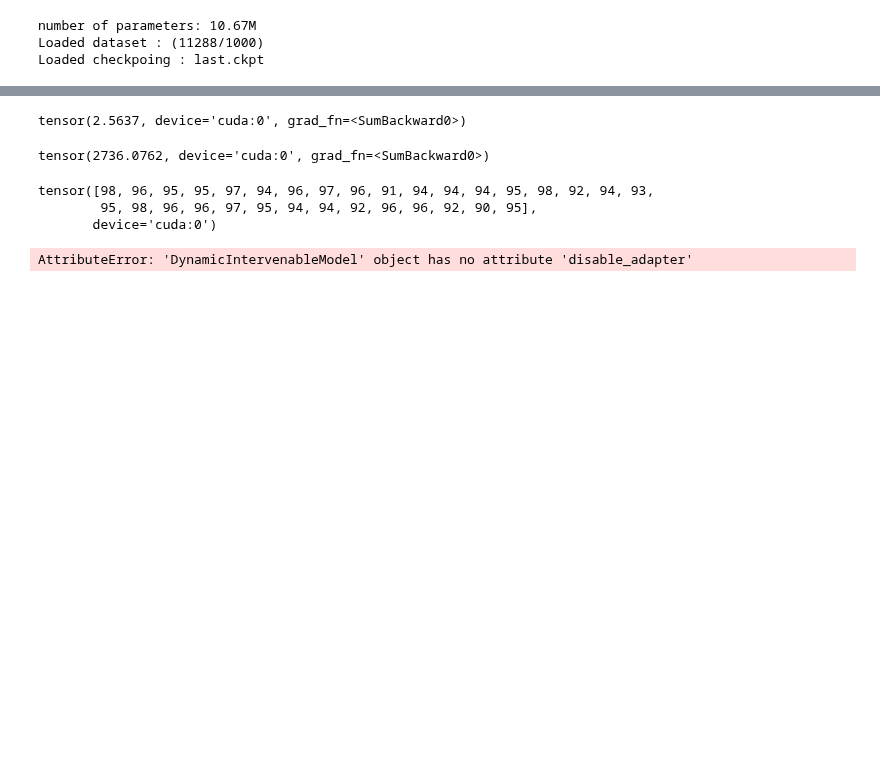
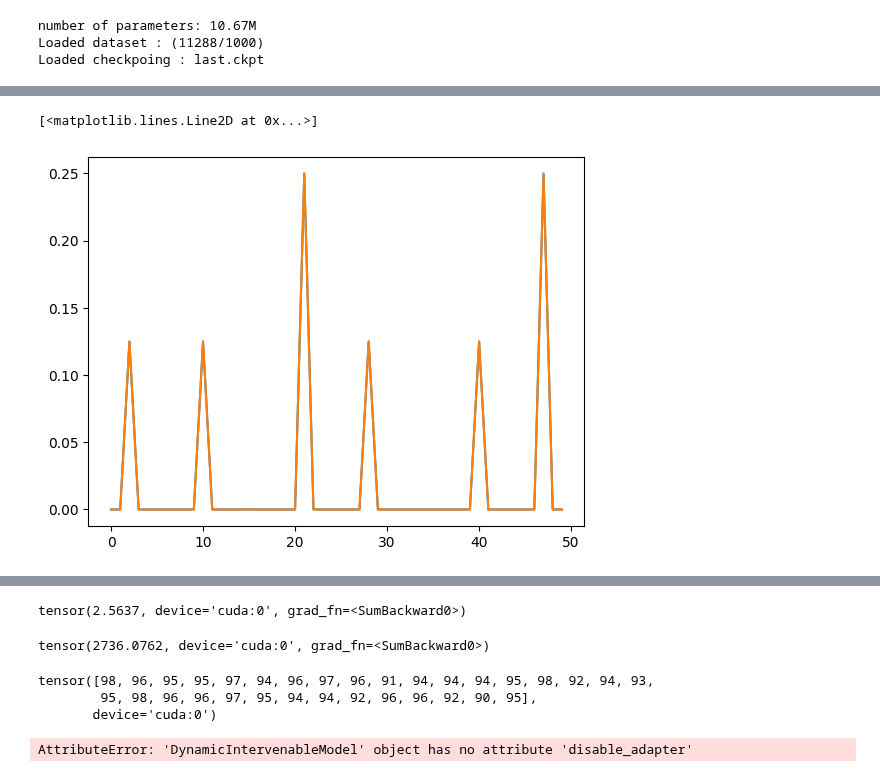
Before and after one commit to leogagnon/latent_control, a Jupyter notebook: notebooks/pyvene_sandbox.ipynb, the cells around one changed output, grey strips where cells are left out. Cells and saved outputs as stored; diff of their text form; code cells hidden in the pictures; blank space fills up the shorter version.

```diff
--- a/notebooks/pyvene_sandbox.ipynb
+++ b/notebooks/pyvene_sandbox.ipynb
@@ -43,0 +139,6 @@ Loaded checkpoing : last.ckpt
+# %%
+plt.plot(oracle_pp[0,i])
+plt.plot(oracle_pp_full[0,i])
+# %% [output]
+[<matplotlib.lines.Line2D at 0x...>]
+[figure, added]
```
Also changed, not shown: parts of 25 cells of this notebook, 9 other files.
